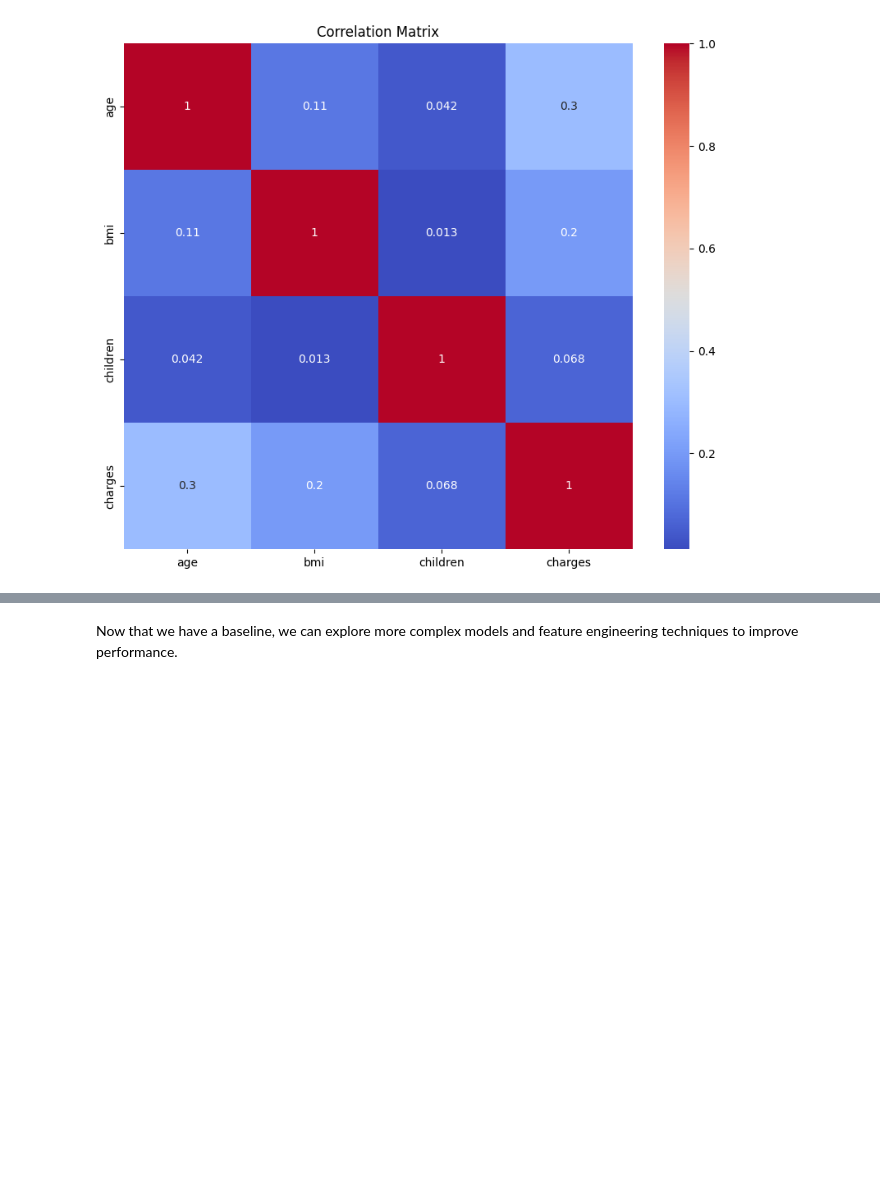
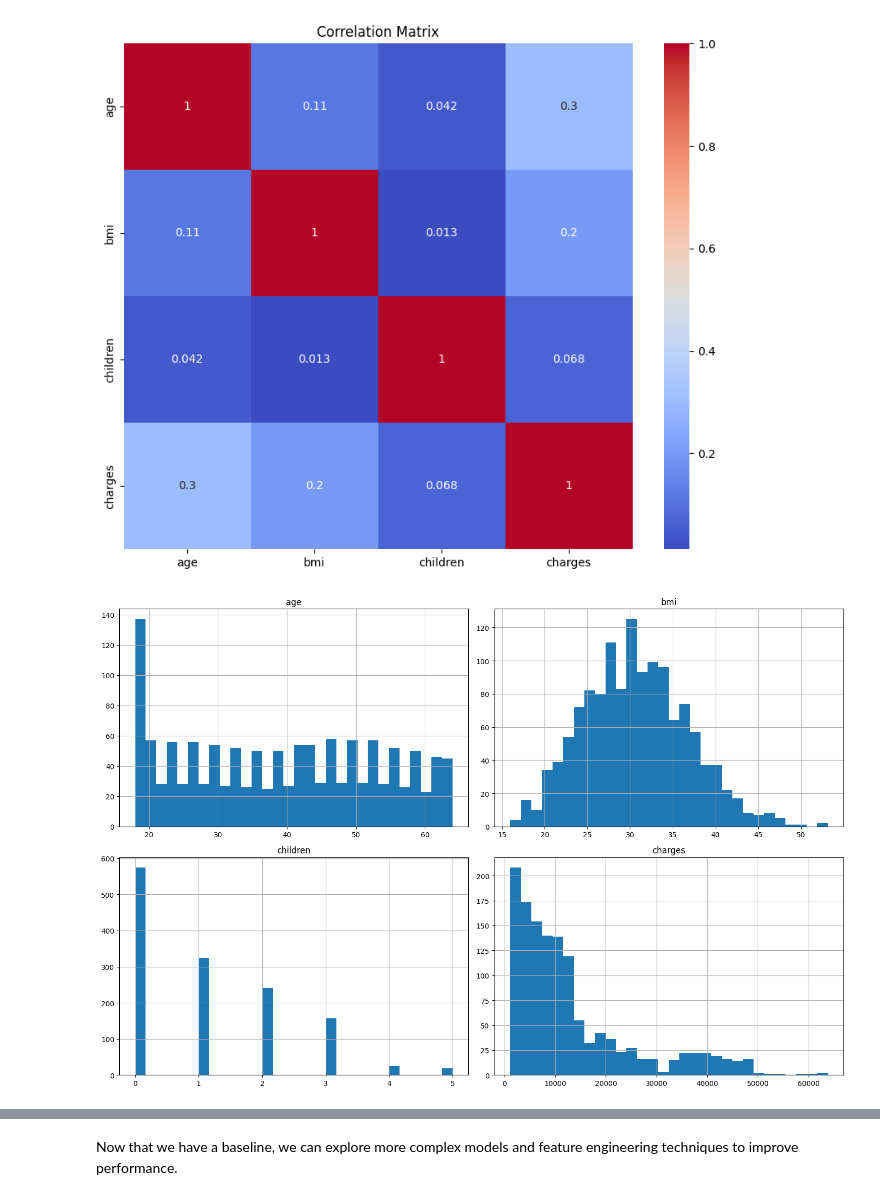
Before and after one commit to s-hreya-riram/three-little-pigs, a Jupyter notebook: exploratory_data_analysis.ipynb, the cells around one changed output, grey strips where cells are left out. Saved outputs shown, nothing was run; the diff lists cells and outputs as text; code cells hidden in the pictures; blank space fills up the shorter version.

```diff
--- a/exploratory_data_analysis.ipynb
+++ b/exploratory_data_analysis.ipynb
@@ -68,3 +68,10 @@ plt.title('Correlation Matrix')
 plt.show()
 # %% [output]
 [figure]
+# %%
+# plot a grid of histograms of charges and the other features to see their distributions
+data_df.hist(bins=30, figsize=(15, 10))
+plt.tight_layout()
+plt.show()
+# %% [output]
+[figure, added]
```
Also changed, not shown: parts of 34 cells of this notebook.
